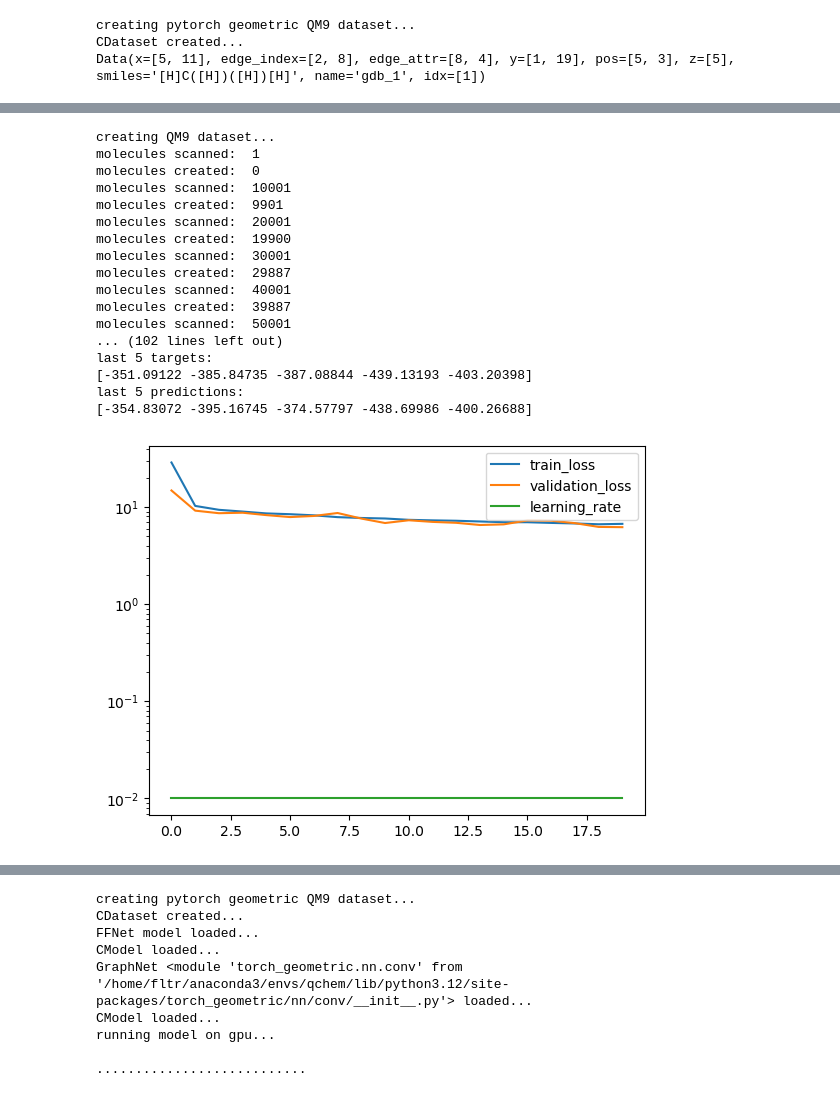
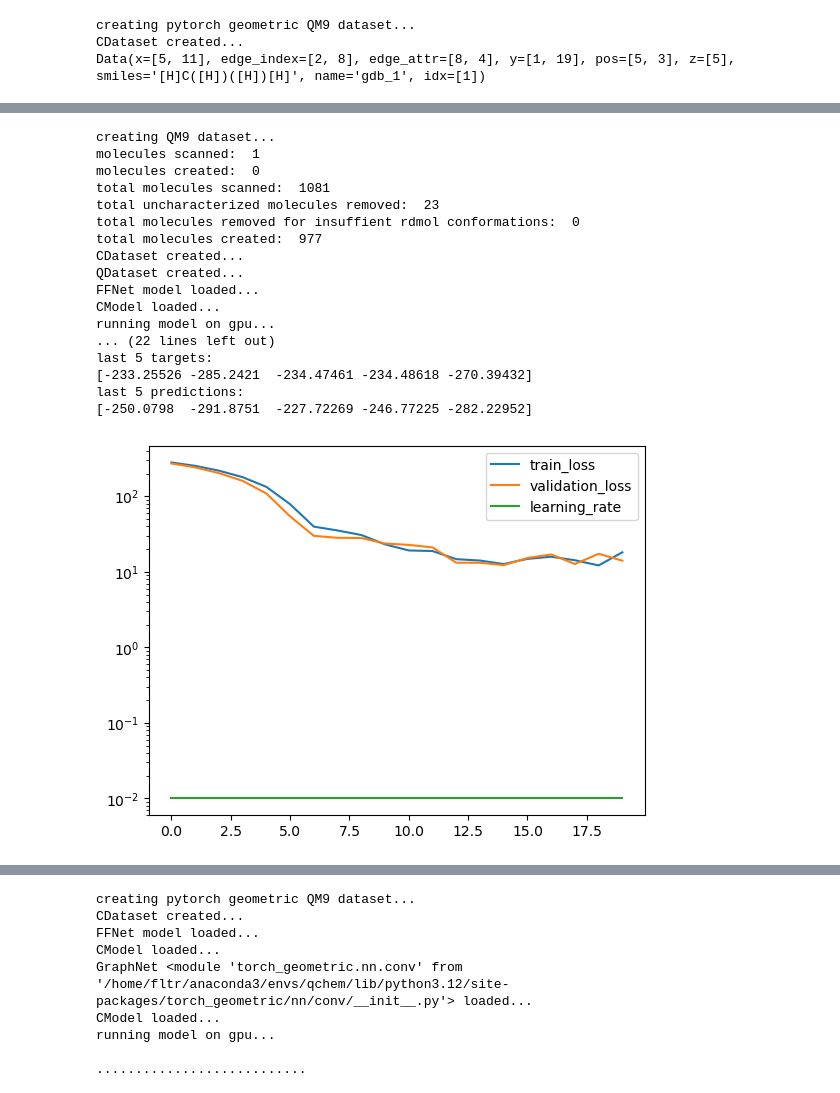
Before and after one commit to icanswim/qchem, a Jupyter notebook: experiment.ipynb, the cells around one changed output, grey strips where cells are left out. Drawn from its saved outputs; the diff is of its cells as text; code cells hidden in the pictures.

```diff
--- a/experiment.ipynb
+++ b/experiment.ipynb
@@ -320,8 +320,8 @@ ds_param = {'train_param': {'input_dict': {'X': [
                                              #'distance': ['distance'],
                                              #'adjacency': ['adjacency'],
                                              #'mulliken': ['mulliken'],
-                                             'hybridization': ['hybridization'],
-                                             'chirality': ['chirality'],
+                                             #'hybridization': ['hybridization'],
+                                             #'chirality': ['chirality'],
                                              'y': ['U0']},
                               'transforms': {
                                              'hybridization': [Pad1d(29), EmbedLookup(lookup_hybrid), AsTensor()],
@@ -338,63 +338,65 @@ ds_param = {'train_param': {'input_dict': {'X': [
                                              'U0': [AsTensor()],
                                             },
                               'filter_on': ('n_atoms','>','8'),
-                              #'n': 1000, #non-random subset for testing,
-                              'use_pickle': 'n_atoms_greater_than_8_3_conf', #use pickle if exists otherwise create
+                              'n': 1000, #non-random subset for testing,
+                              #'use_pickle': 'n_atoms_greater_than_8_3_conf', #use pickle if exists otherwise create
                               'n_conformers': 3,
                               'dict2data': False}}
 
-model_param = {'in_channels': 29+29+29+29+29*29+8*29+8*29,
+model_param = {'in_channels': 29+29+29+29+29*29,
                'hidden': 2048,
                'out_channels': 1,
                'model_name': 'funnel',
-               'embed_param': {'hybridization': (9,8,0,True),
-                               'chirality': (4,8,0,True),
-                               'flatten': True}}
+               #'embed_param': {
+                               #'hybridization': (9,8,0,True),
+                               #'chirality': (4,8,0,True),
+                               #'flatten': True}
+              }
 
 metrics_param = {'report_interval': 100,
                  'log_plot': True,
                  'min_lr': .0013} #early stopping when lr is =<
 
 crit_param = {'reduction': 'sum'}
 
 sample_param = {'set_seed': 88,
-                 'splits': (.7,.15),
-                 #'subset': .1, #create random subset
+                'splits': (.7,.15),
+                #'subset': .1, #create random subset
                 }
 
 sched_param = {'factor': .6,
-                'patience': 5,
-                'cooldown': 5,
-                'min_lr': .00125} #plateau at this value
+               'patience': 5,
+               'cooldown': 5,
+               'min_lr': .00125} #plateau at this value
 
 opt_param = {'lr': 0.01}
 
 
 l = Learn([QM9], FFNet, Selector,
           Optimizer=Adam, Scheduler=ReduceLROnPlateau, Criterion=L1Loss,
           model_param=model_param, ds_param=ds_param, sample_param=sample_param,
           opt_param=opt_param, sched_param=sched_param, crit_param=crit_param,
           metrics_param=metrics_param,
           squeeze_y_pred=False, batch_size=128, epochs=20, save_model=False)
 # %% [output]
 creating QM9 dataset...
 molecules scanned:  1
 molecules created:  0
-molecules scanned:  10001
-molecules created:  9901
-molecules scanned:  20001
-molecules created:  19900
-molecules scanned:  30001
-molecules created:  29887
-molecules scanned:  40001
-molecules created:  39887
-molecules scanned:  50001
-... (102 lines left out)
+total molecules scanned:  1081
+total uncharacterized molecules removed:  23
+total molecules removed for insuffient rdmol conformations:  0
+total molecules created:  977
+CDataset created...
+QDataset created...
+FFNet model loaded...
+CModel loaded...
+running model on gpu...
+... (22 lines left out)
 last 5 targets:
-[-351.09122 -385.84735 -387.08844 -439.13193 -403.20398]
+[-233.25526 -285.2421  -234.47461 -234.48618 -270.39432]
 last 5 predictions:
-[-354.83072 -395.16745 -374.57797 -438.69986 -400.26688]
+[-250.0798  -291.8751  -227.72269 -246.77225 -282.22952]
-[figure, old version]
+[figure, new version]
 # %%
 # qchem PyG dataset wrapper (PGDS) with qchem model (GraphNet)
 # NetConv convolutions with edge features
```
Also changed, not shown: parts of 6 cells of this notebook.
